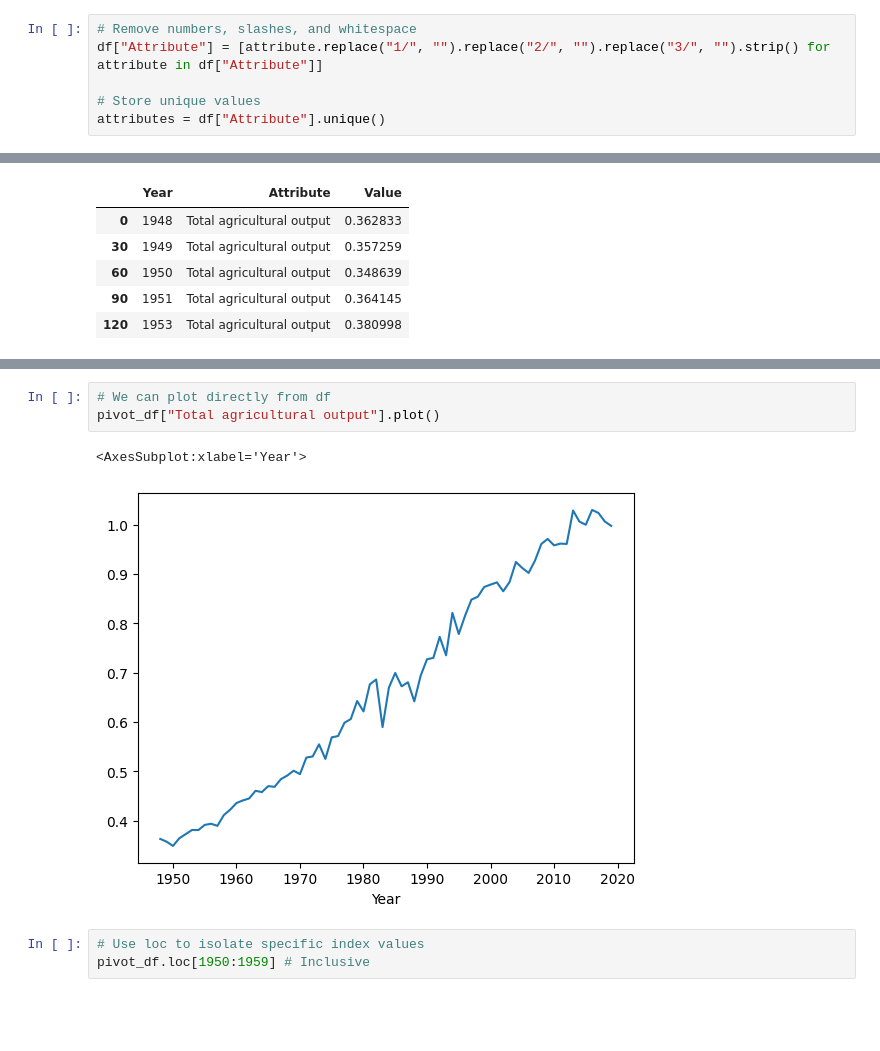
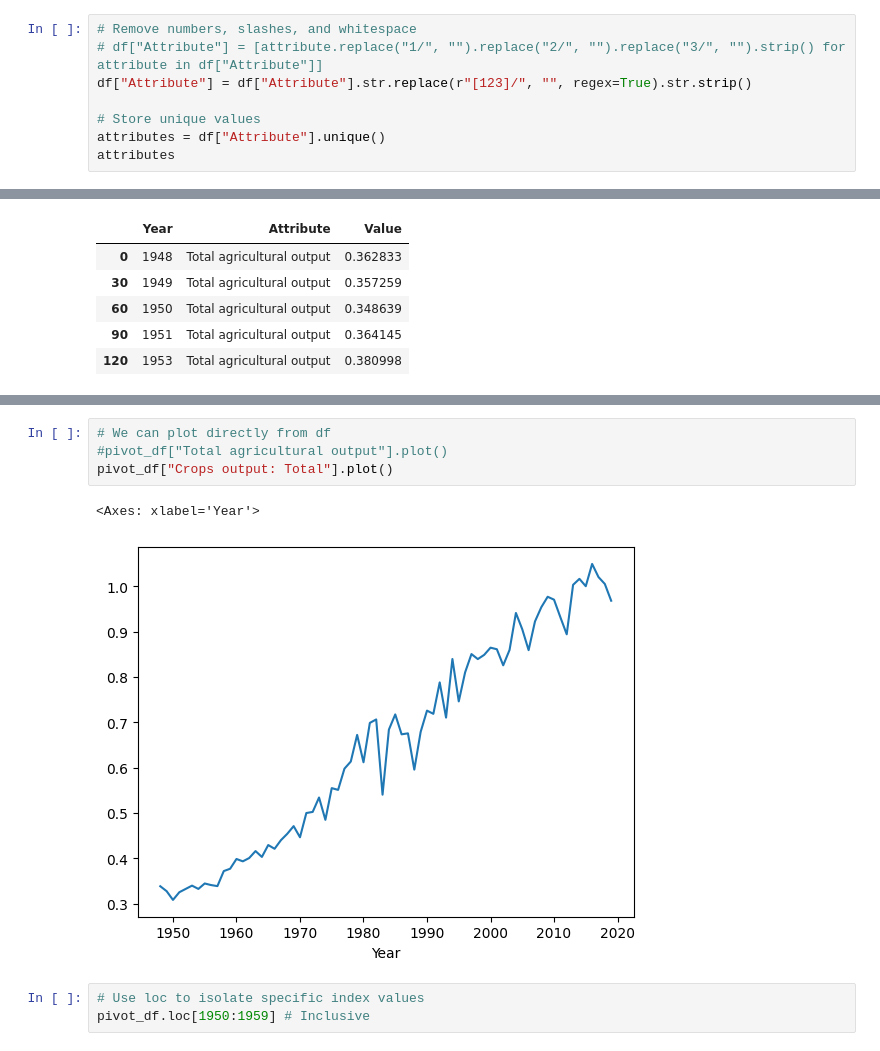
Before and after one commit to setiadha-unc/data720, a Jupyter notebook: Unit 6/basic_functions_in_pandas.ipynb, the cells around one changed output, grey strips where cells are left out. Cells and saved outputs as stored; diff of their text form; blank space fills up the shorter version.

```diff
--- a/Unit 6/basic_functions_in_pandas.ipynb
+++ b/Unit 6/basic_functions_in_pandas.ipynb
@@ -70,7 +70,9 @@ array(['Total agricultural output',
        'Total factor productivity (TFP)'], dtype=object)
 # %%
 # Remove numbers, slashes, and whitespace
-df["Attribute"] = [attribute.replace("1/", "").replace("2/", "").replace("3/", "").strip() for attribute in df["Attribute"]]
+# df["Attribute"] = [attribute.replace("1/", "").replace("2/", "").replace("3/", "").strip() for attribute in df["Attribute"]]
+df["Attribute"] = df["Attribute"].str.replace(r"[123]/", "", regex=True).str.strip()
 
 # Store unique values
 attributes = df["Attribute"].unique()
+attributes
@@ -116,9 +142,10 @@ pivot_df.head()
 # %%
 # We can plot directly from df
-pivot_df["Total agricultural output"].plot()
+#pivot_df["Total agricultural output"].plot()
+pivot_df["Crops output: Total"].plot()
 # %% [output]
-<AxesSubplot:xlabel='Year'>
+<Axes: xlabel='Year'>
-[figure, old version]
+[figure, new version]
 # %%
 # Use loc to isolate specific index values
 pivot_df.loc[1950:1959] # Inclusive
```
Also changed, not shown: parts of 9 cells of this notebook, 10 other files.
